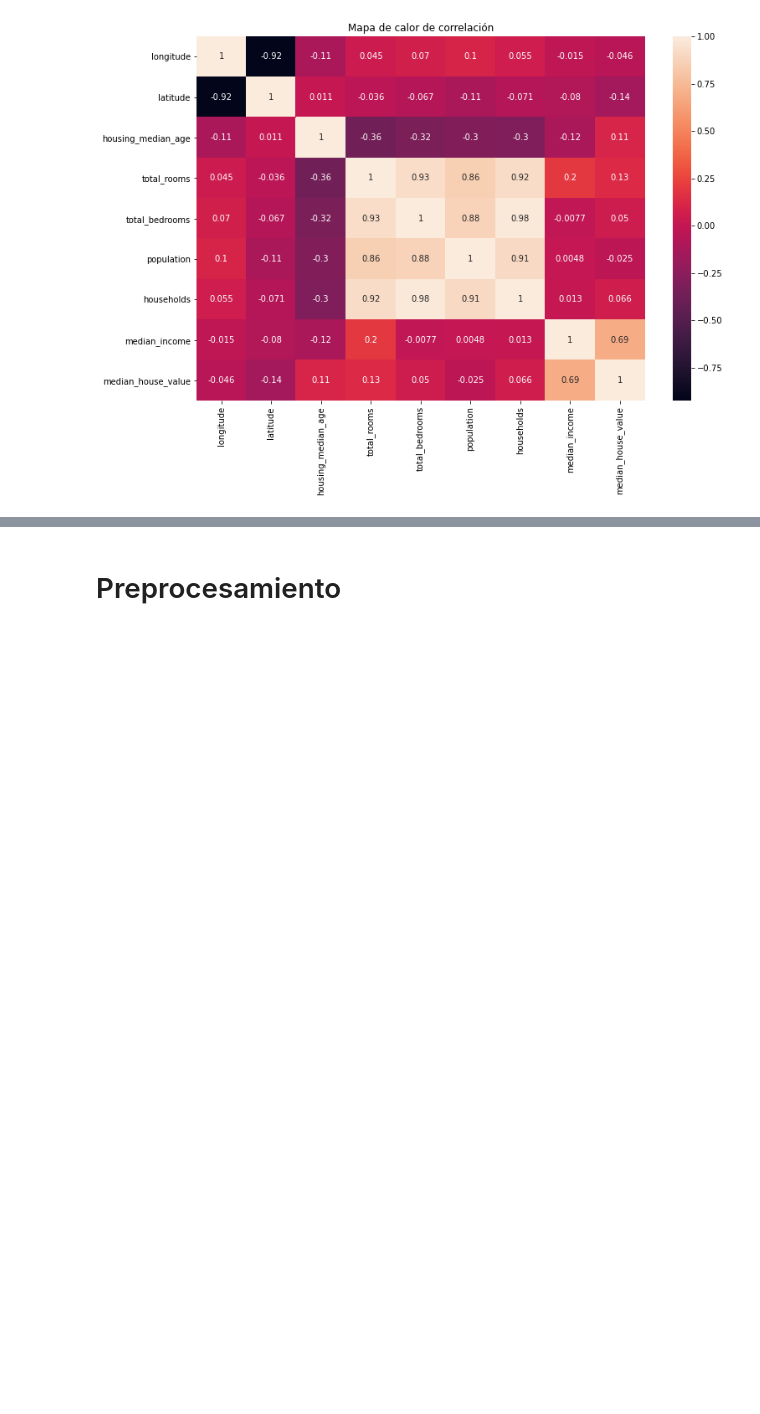
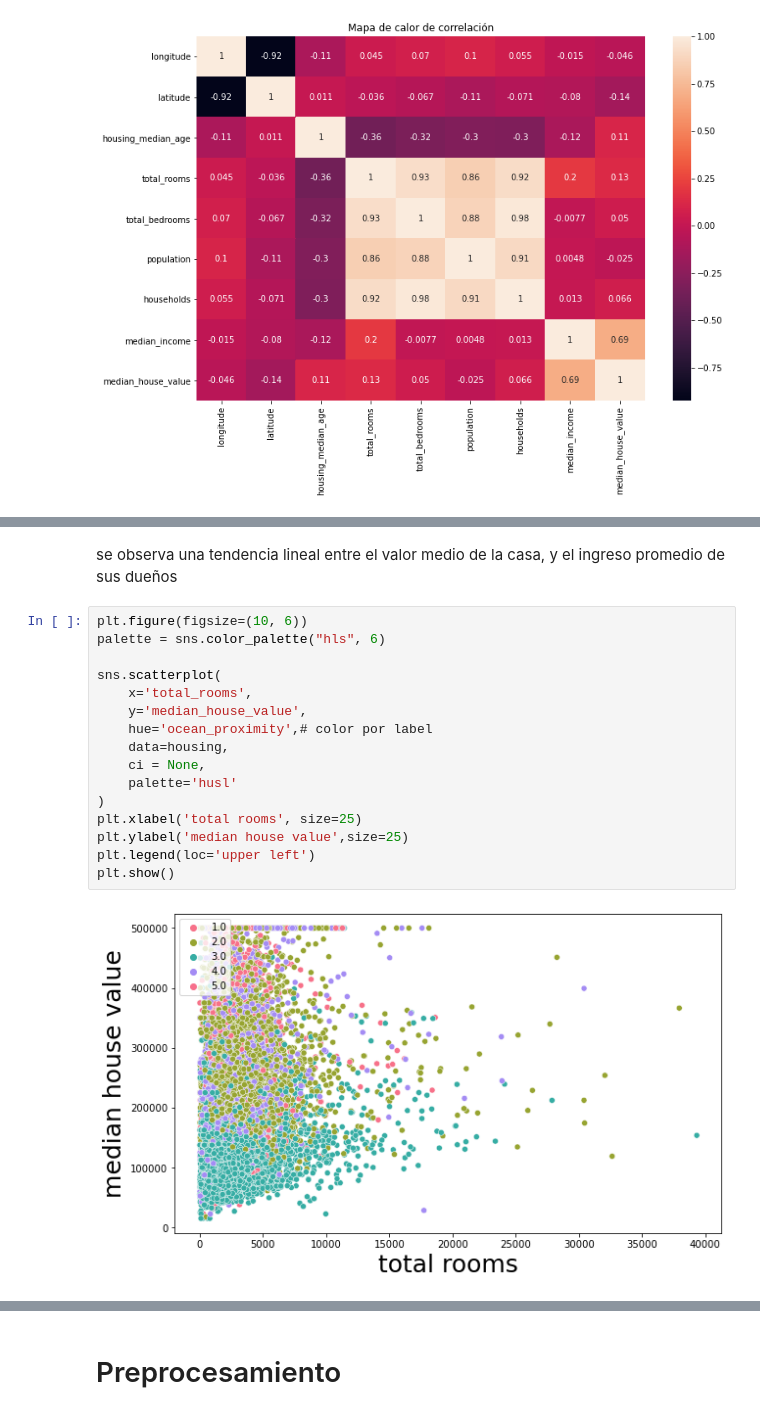
Before and after one commit to alvarxo/mat2841_portfolio, a Jupyter notebook: homeworks/hw_02_alvaro.ipynb, the cells around one changed output, grey strips where cells are left out. Cells and saved outputs as stored; diff of their text form; blank space fills up the shorter version.

```diff
--- a/homeworks/hw_02_alvaro.ipynb
+++ b/homeworks/hw_02_alvaro.ipynb
@@ -813,0 +908,20 @@ plt.show()
+# %% [markdown]
+se observa una tendencia lineal entre el valor medio de la casa, y el ingreso promedio de sus dueños
+# %%
+plt.figure(figsize=(10, 6))
+palette = sns.color_palette("hls", 6)
+
+sns.scatterplot(
+    x='total_rooms',
+    y='median_house_value',
+    hue='ocean_proximity',# color por label
+    data=housing,
+    ci = None,
+    palette='husl'
+)
+plt.xlabel('total rooms', size=25)
+plt.ylabel('median house value',size=25)
+plt.legend(loc='upper left')
+plt.show()
+# %% [output]
+[figure, added]
```
Also changed, not shown: parts of 24 cells of this notebook.
